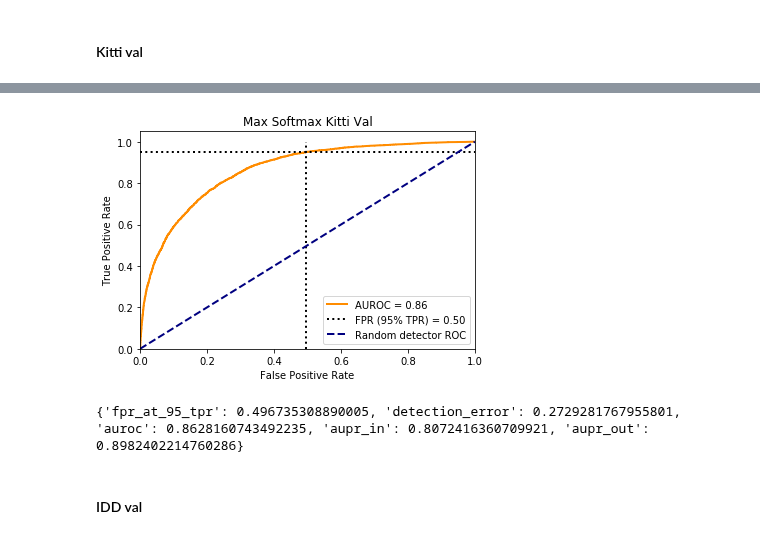
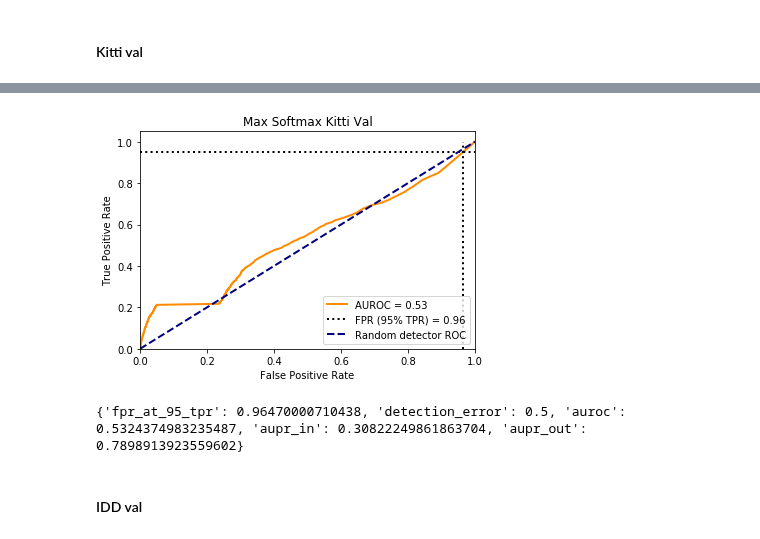
Before and after one commit to BalahariVignesh/simple-faster-rcnn-pytorch, a Jupyter notebook: idd_fn_detection/idd_fn_detection.ipynb, the cells around one changed output, grey strips where cells are left out. Drawn from its saved outputs; the diff is of its cells as text; code cells hidden in the pictures.

Commit message:
Finish FN detection experiments

```diff
--- a/idd_fn_detection/idd_fn_detection.ipynb
+++ b/idd_fn_detection/idd_fn_detection.ipynb
@@ -444,14 +473,14 @@ BdbQuit:
 # %%
 save_path = os.path.join(CHECKPOINT_DIR, "kitti_cars_detections_val.hdf5")
 kitti_val_X, kitti_val_y = read_scores(save_path)
 
 kitti_val_novelty_scores = -kitti_val_X
-plot_roc(kitti_val_novelty_scores, 1 - kitti_val_y, title="Max Softmax Kitti Val")
-print(calc_metrics(kitti_val_novelty_scores, 1 - kitti_val_y))
+plot_roc(kitti_val_novelty_scores, kitti_val_y, title="Max Softmax Kitti Val")
+print(calc_metrics(kitti_val_novelty_scores, kitti_val_y))
 # %% [output]
 [interactive output not drawn]
-[figure, old version]
+[figure, new version]
-{'fpr_at_95_tpr': 0.496735308890005, 'detection_error': 0.2729281767955801, 'auroc': 0.8628160743492235, 'aupr_in': 0.8072416360709921, 'aupr_out': 0.8982402214760286}
+{'fpr_at_95_tpr': 0.96470000710438, 'detection_error': 0.5, 'auroc': 0.5324374983235487, 'aupr_in': 0.30822249861863704, 'aupr_out': 0.7898913923559602}
 # %% [markdown]
 #### IDD val
 # %%
```
Also changed, not shown: parts of 92 cells of this notebook.
